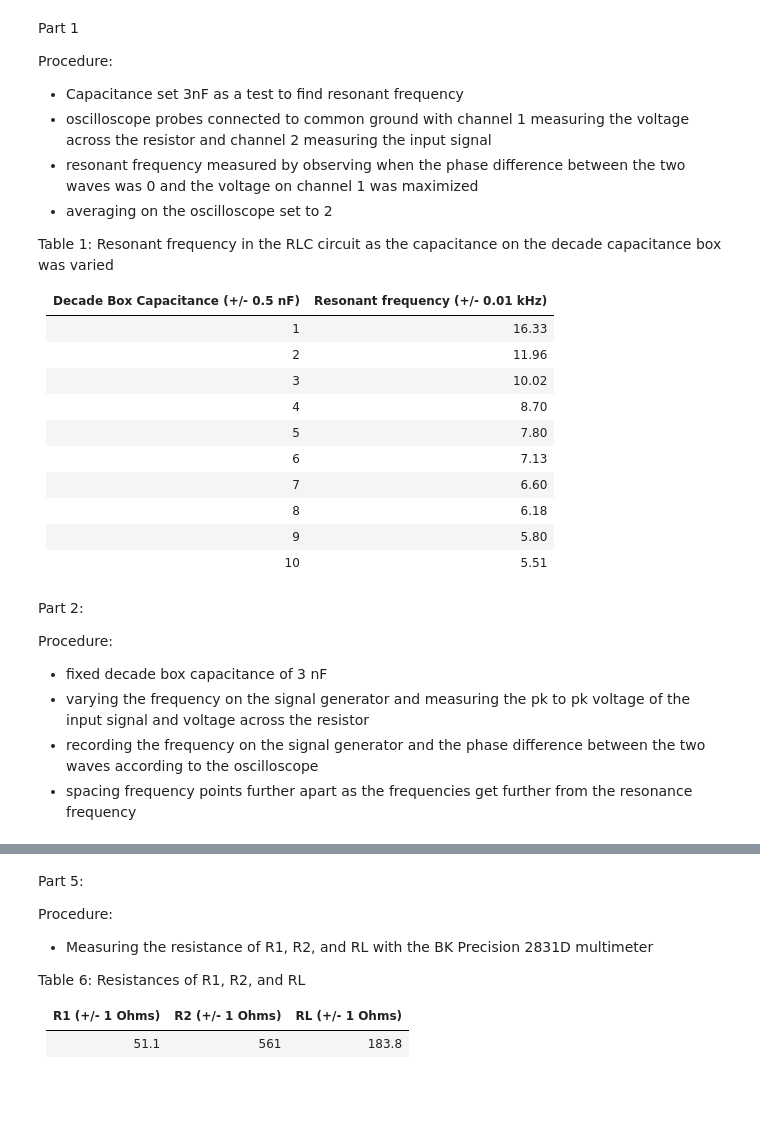
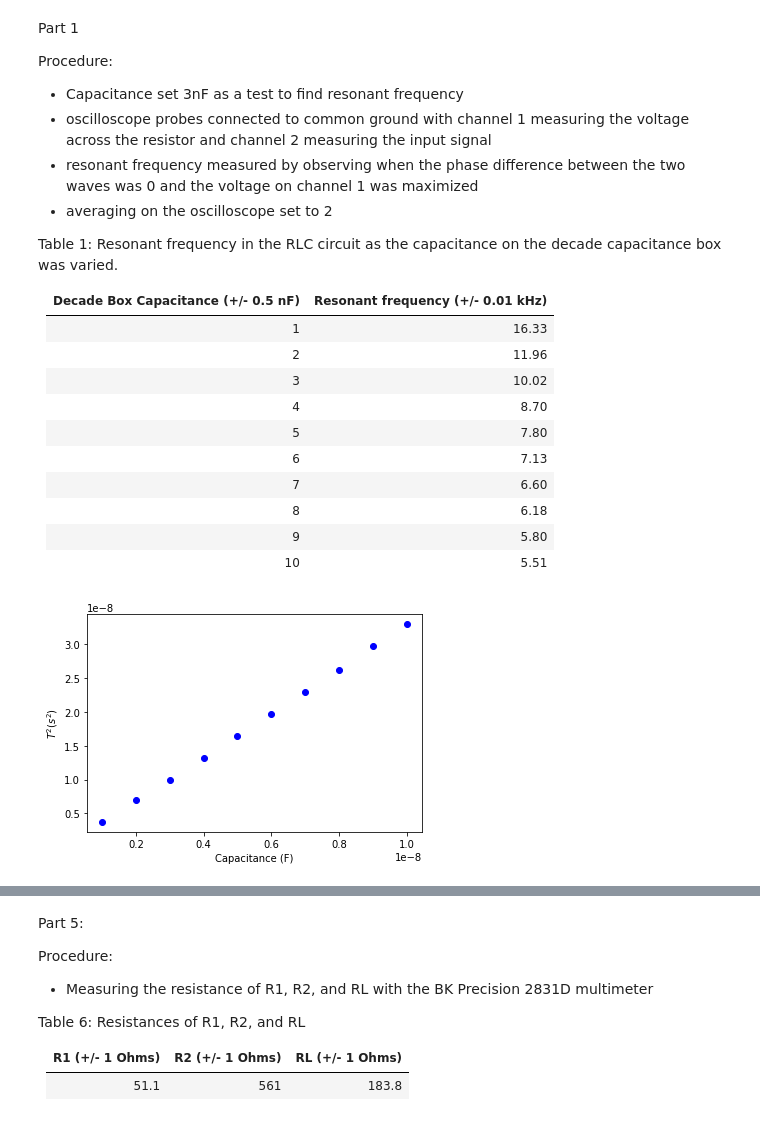
Before and after one commit to Shaquible/ENPH-213, a Jupyter notebook: elecres.ipynb, the cells around one changed output, grey strips where cells are left out. Cells and saved outputs as stored; diff of their text form; code cells hidden in the pictures; blank space fills up the shorter version.

```diff
--- a/elecres.ipynb
+++ b/elecres.ipynb
@@ -7,7 +7,7 @@ Procedure:
 - resonant frequency measured by observing when the phase difference between the two waves was 0 and the voltage on channel 1 was maximized
 - averaging on the oscilloscope set to 2
 
-Table 1: Resonant frequency in the RLC circuit as the capacitance on the decade capacitance box was varied
+Table 1: Resonant frequency in the RLC circuit as the capacitance on the decade capacitance box was varied.
 
 
 | Decade Box Capacitance (+/- 0.5 nF) | Resonant frequency (+/- 0.01 kHz)|
@@ -22,11 +22,15 @@ Table 1: Resonant frequency in the RLC circuit as the capacitance on the decade
 |8|6.18|
 |9|5.80|
 |10|5.51|
-# %% [markdown]
-Part 2:
-
-Procedure:
-- fixed decade box capacitance of 3 nF
-- varying the frequency on the signal generator and measuring the pk to pk voltage of the input signal and voltage across the resistor
-- recording the frequency on the signal generator and the phase difference between the two waves according to the oscilloscope
-- spacing frequency points further apart as the frequencies get further from the resonance frequency
+# %%
+import numpy as np
+import pandas as pd
+import matplotlib.pyplot as plt
+capacitance = np.arange(1,11,1)*10**-9
+resonantFreq = np.array([16.33,11.96,10.02,8.70,7.80,7.13,6.60,6.18,5.80,5.51])*10**3
+plt.plot(capacitance,resonantFreq**-2, 'bo')
+plt.xlabel('Capacitance (F)')
+plt.ylabel('$T^2 (s^2)$')
+plt.show()
+# %% [output]
+[figure, added]
```
Also changed, not shown: parts of 6 cells of this notebook, 20 other files.
